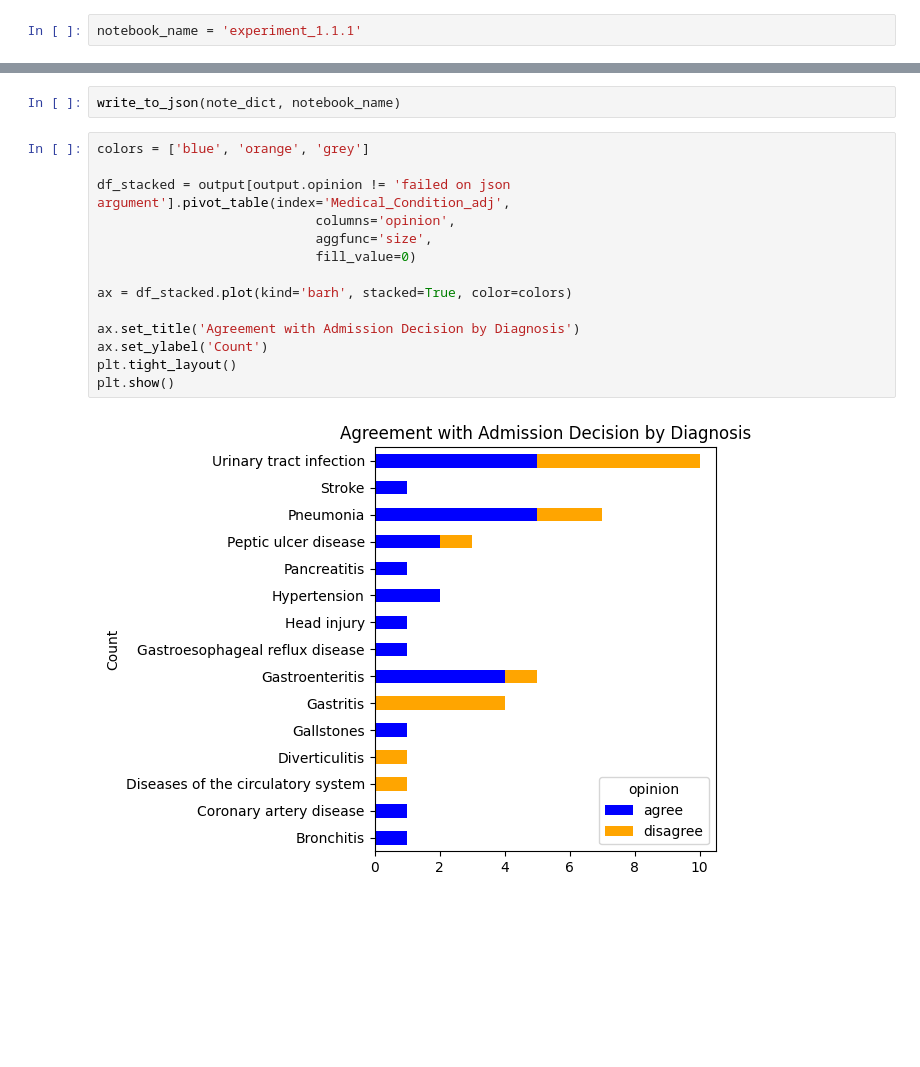
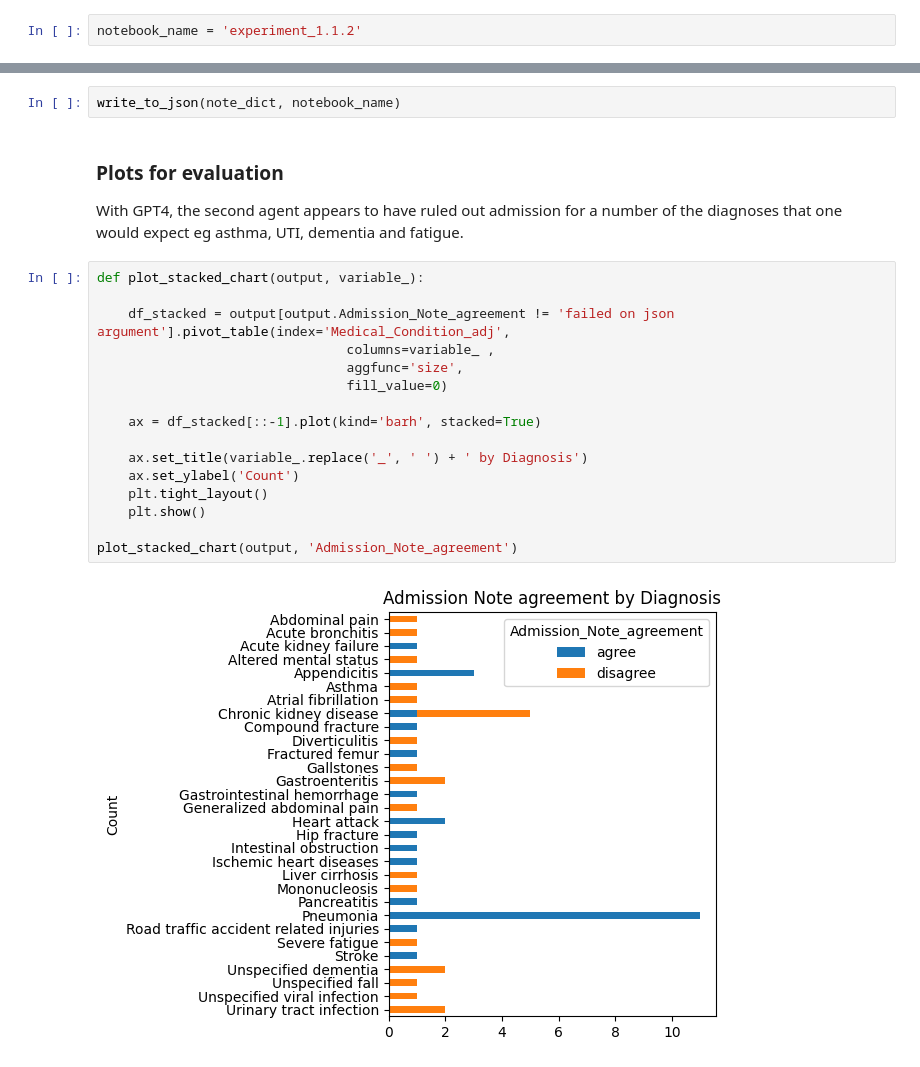
Before and after one commit to zmek/synthetic-clinical-notes, a Jupyter notebook: notebooks/experiment-1.1.2.ipynb, the cells around one changed output, grey strips where cells are left out. Saved outputs shown, nothing was run; the diff lists cells and outputs as text; blank space fills up the shorter version.

Commit message:
experiment 1.1.2 GPT4 with short prompt

```diff
--- a/notebooks/experiment-1.1.2.ipynb
+++ b/notebooks/experiment-1.1.2.ipynb
@@ -13,7 +15,7 @@ However, the performance of GPT3.5 in returning admission notes seems much worse
 # %% [markdown]
 ## Set up
 # %%
-notebook_name = 'experiment_1.1.1'
+notebook_name = 'experiment_1.1.2'
 # %%
 # Reload functions every time
 %load_ext autoreload
@@ -261,19 +252,25 @@ Number of records where senior colleague agrees: 25
 Number of records where agent evaluation failed: 0
 # %%
 write_to_json(note_dict, notebook_name)
+# %% [markdown]
+### Plots for evaluation
+
+With GPT4, the second agent appears to have ruled out admission for a number of the diagnoses that one would expect eg asthma, UTI, dementia and fatigue.
 # %%
-colors = ['blue', 'orange', 'grey']
+def plot_stacked_chart(output, variable_):
 
-df_stacked = output[output.opinion != 'failed on json argument'].pivot_table(index='Medical_Condition_adj',
-                            columns='opinion',
-                            aggfunc='size',
-                            fill_value=0)
+    df_stacked = output[output.Admission_Note_agreement != 'failed on json argument'].pivot_table(index='Medical_Condition_adj',
+                                columns=variable_ ,
+                                aggfunc='size',
+                                fill_value=0)
 
-ax = df_stacked.plot(kind='barh', stacked=True, color=colors)
+    ax = df_stacked[::-1].plot(kind='barh', stacked=True)
 
-ax.set_title('Agreement with Admission Decision by Diagnosis')
-ax.set_ylabel('Count')
-plt.tight_layout()
-plt.show()
+    ax.set_title(variable_.replace('_', ' ') + ' by Diagnosis')
+    ax.set_ylabel('Count')
+    plt.tight_layout()
+    plt.show()
+
+plot_stacked_chart(output, 'Admission_Note_agreement')
 # %% [output]
-[figure, old version]
+[figure, new version]
```
Also changed, not shown: parts of 9 cells of this notebook, 2 other files.
